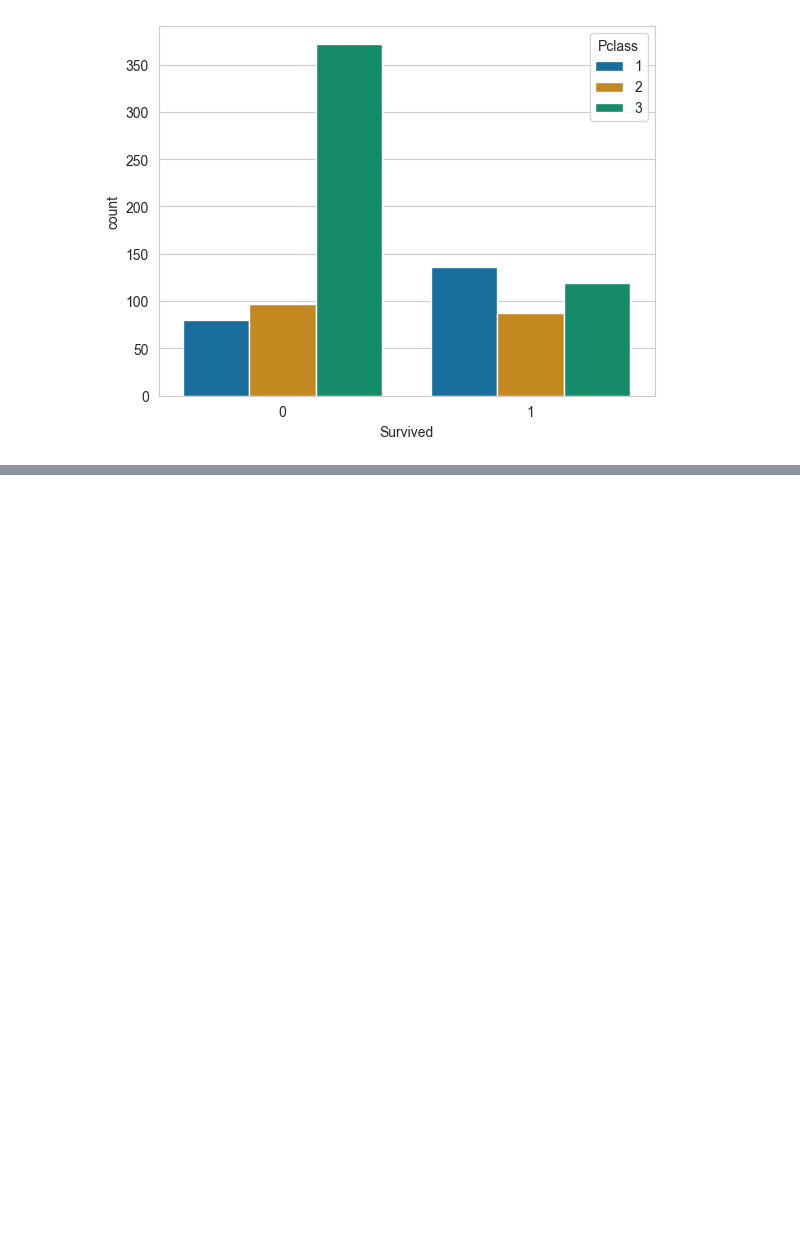
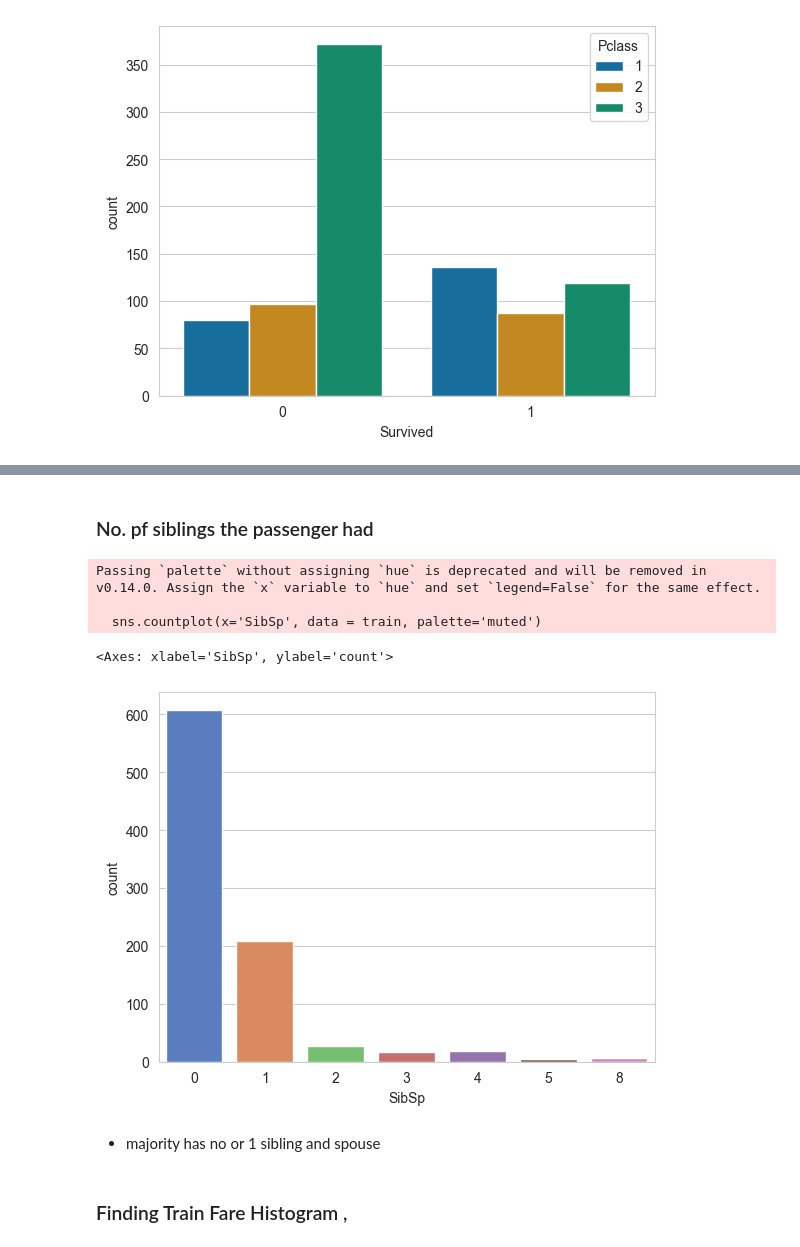
Before and after one commit to bhavbooks/Titanic-Survival-Prediction, a Jupyter notebook: EDA.ipynb, the cells around one changed output, grey strips where cells are left out. Drawn from its saved outputs; the diff is of its cells as text; code cells hidden in the pictures; blank space fills up the shorter version.

```diff
--- a/EDA.ipynb
+++ b/EDA.ipynb
@@ -99,0 +117,14 @@ sns.countplot(x='Survived', hue='Pclass', data=train, palette='colorblind')
+# %% [markdown]
+### No. pf siblings the passenger had
+# %%
+sns.countplot(x='SibSp', data = train, palette='muted')
+# %% [output]
+Passing `palette` without assigning `hue` is deprecated and will be removed in v0.14.0. Assign the `x` variable to `hue` and set `legend=False` for the same effect.
+
+  sns.countplot(x='SibSp', data = train, palette='muted')
+<Axes: xlabel='SibSp', ylabel='count'>
+[figure, added]
+# %% [markdown]
+- majority has no or 1 sibling and spouse
+# %% [markdown]
+### Finding Train Fare Histogram ,
```
Also changed, not shown: parts of 21 cells of this notebook.
